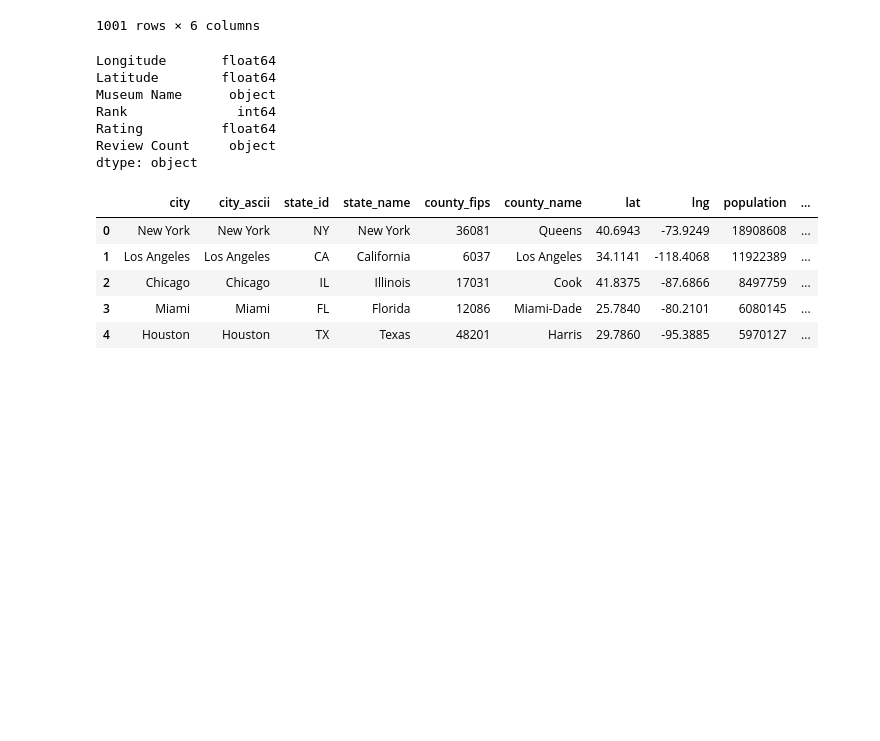
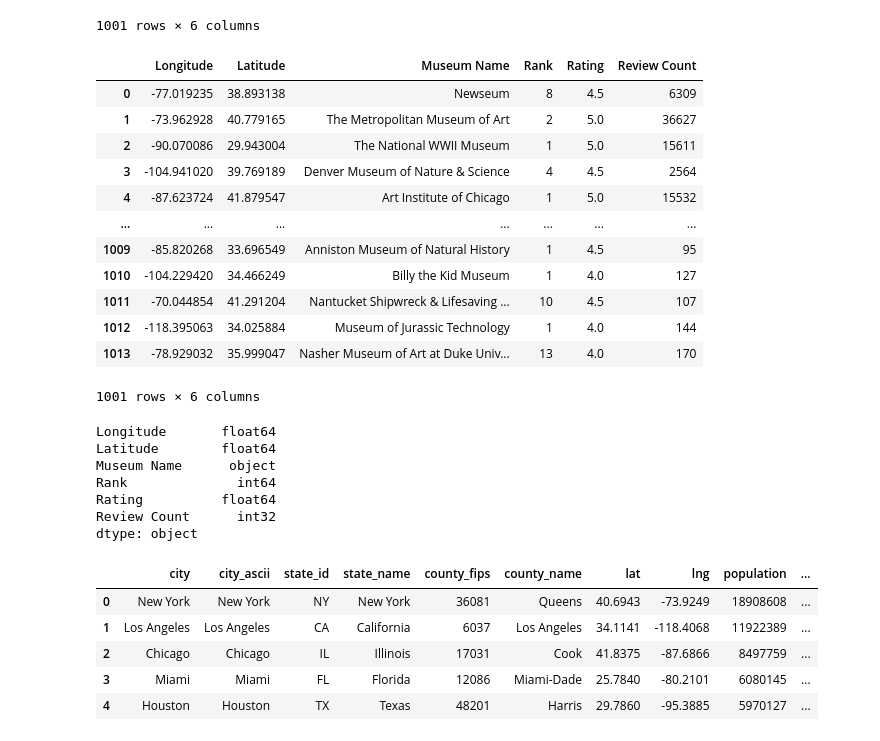
Before and after one commit to JackyUT2023/project3-group8, a Jupyter notebook: DataClean.ipynb, the cells around one changed output. Cells and saved outputs as stored; diff of their text form; code cells hidden in the pictures; blank space fills up the shorter version.

```diff
--- a/DataClean.ipynb
+++ b/DataClean.ipynb
@@ -156,6 +156,23 @@ trip_advisor_df
 | 1012 | -118.395063 | 34.025884 | Museum of Jurassic Technology | 1 | 4.0 | 144 |
 | 1013 | -78.929032 | 35.999047 | Nasher Museum of Art at Duke Univ... | 13 | 4.0 | 170 |
 1001 rows × 6 columns
+# %%
+trip_advisor_df['Review Count'] = trip_advisor_df['Review Count'].str.replace(',', '').astype(int)
+trip_advisor_df
+# %% [output]
+|  | Longitude | Latitude | Museum Name | Rank | Rating | Review Count |
+| 0 | -77.019235 | 38.893138 | Newseum | 8 | 4.5 | 6309 |
+| 1 | -73.962928 | 40.779165 | The Metropolitan Museum of Art | 2 | 5.0 | 36627 |
+| 2 | -90.070086 | 29.943004 | The National WWII Museum | 1 | 5.0 | 15611 |
+| 3 | -104.941020 | 39.769189 | Denver Museum of Nature & Science | 4 | 4.5 | 2564 |
+| 4 | -87.623724 | 41.879547 | Art Institute of Chicago | 1 | 5.0 | 15532 |
+| ... | ... | ... | ... | ... | ... | ... |
+| 1009 | -85.820268 | 33.696549 | Anniston Museum of Natural History | 1 | 4.5 | 95 |
+| 1010 | -104.229420 | 34.466249 | Billy the Kid Museum | 1 | 4.0 | 127 |
+| 1011 | -70.044854 | 41.291204 | Nantucket Shipwreck & Lifesaving ... | 10 | 4.5 | 107 |
+| 1012 | -118.395063 | 34.025884 | Museum of Jurassic Technology | 1 | 4.0 | 144 |
+| 1013 | -78.929032 | 35.999047 | Nasher Museum of Art at Duke Univ... | 13 | 4.0 | 170 |
+1001 rows × 6 columns
 # %%
 trip_advisor_df.dtypes
 # %% [output]
@@ -164,7 +181,7 @@ Latitude        float64
 Museum Name      object
 Rank              int64
 Rating          float64
-Review Count     object
+Review Count      int32
 dtype: object
 # %%
 trip_advisor_df.to_csv("Resources/output/trip_advisor_df.csv", index=False)
```
Also changed, not shown: 6 other files.
